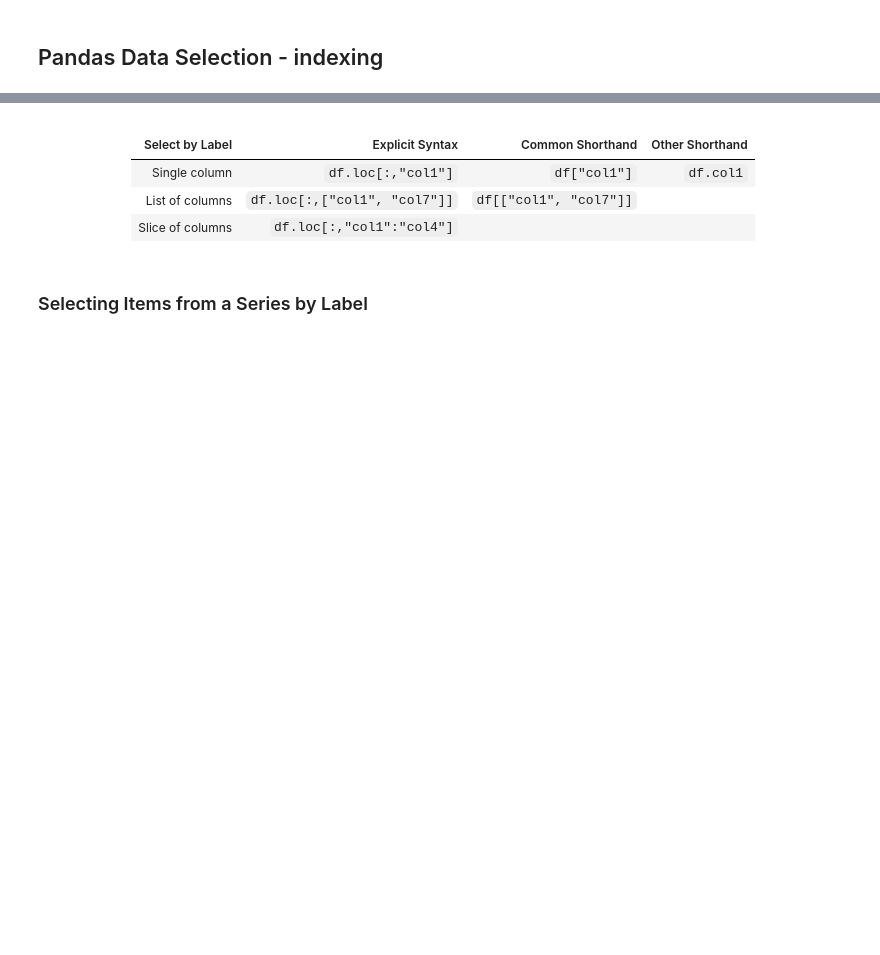
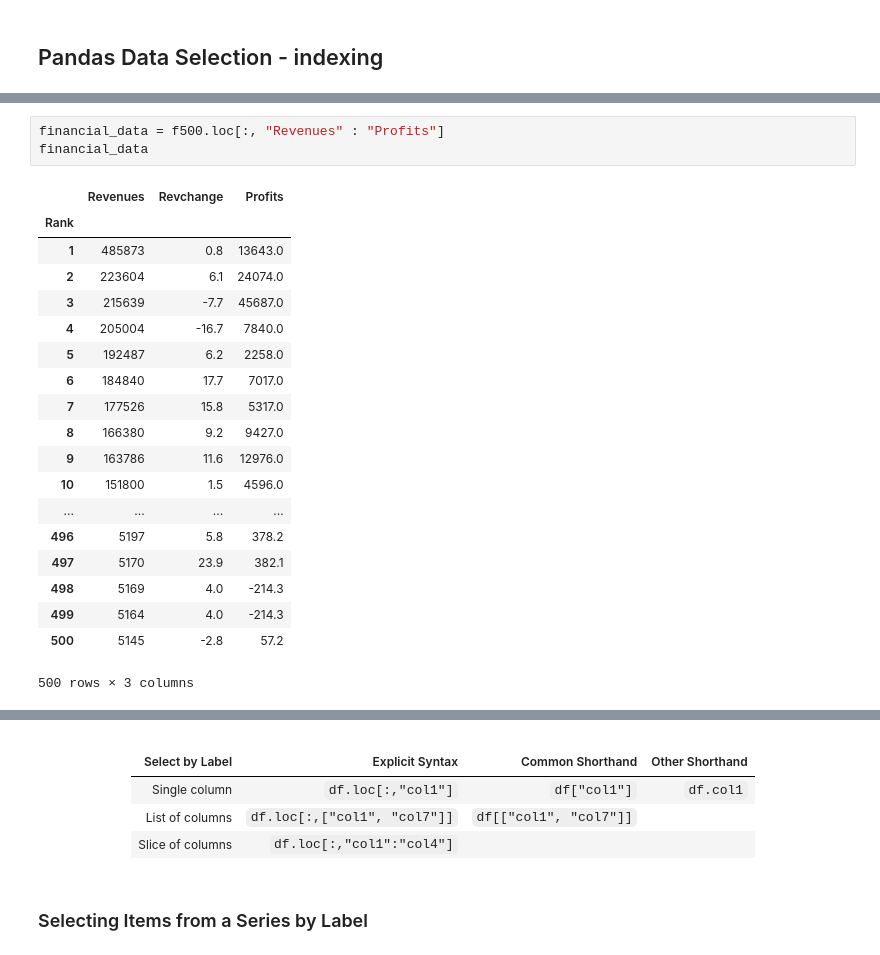
Before and after one commit to evgenursic/python_analitika, a Jupyter notebook: teden_03/03_teden_pandas_clean.ipynb, the cells around one changed output, grey strips where cells are left out. Saved outputs shown, nothing was run; the diff lists cells and outputs as text; blank space fills up the shorter version.

```diff
--- a/teden_03/03_teden_pandas_clean.ipynb
+++ b/teden_03/03_teden_pandas_clean.ipynb
@@ -163,3 +311,26 @@ ind[1]
+# %%
+financial_data = f500.loc[:, "Revenues" : "Profits"]
+financial_data
+# %% [output]
+|  | Revenues | Revchange | Profits |
+| Rank |  |  |  |
+| 1 | 485873 | 0.8 | 13643.0 |
+| 2 | 223604 | 6.1 | 24074.0 |
+| 3 | 215639 | -7.7 | 45687.0 |
+| 4 | 205004 | -16.7 | 7840.0 |
+| 5 | 192487 | 6.2 | 2258.0 |
+| 6 | 184840 | 17.7 | 7017.0 |
+| 7 | 177526 | 15.8 | 5317.0 |
+| 8 | 166380 | 9.2 | 9427.0 |
+| 9 | 163786 | 11.6 | 12976.0 |
+| 10 | 151800 | 1.5 | 4596.0 |
+| ... | ... | ... | ... |
+| 496 | 5197 | 5.8 | 378.2 |
+| 497 | 5170 | 23.9 | 382.1 |
+| 498 | 5169 | 4.0 | -214.3 |
+| 499 | 5164 | 4.0 | -214.3 |
+| 500 | 5145 | -2.8 | 57.2 |
+500 rows × 3 columns
 # %% [markdown]
 
 <p><img alt="loc slice of columns" src="https://s3.amazonaws.com/dq-content/291/loc_slice.svg"></p>
```
Also changed, not shown: parts of 56 cells of this notebook.
